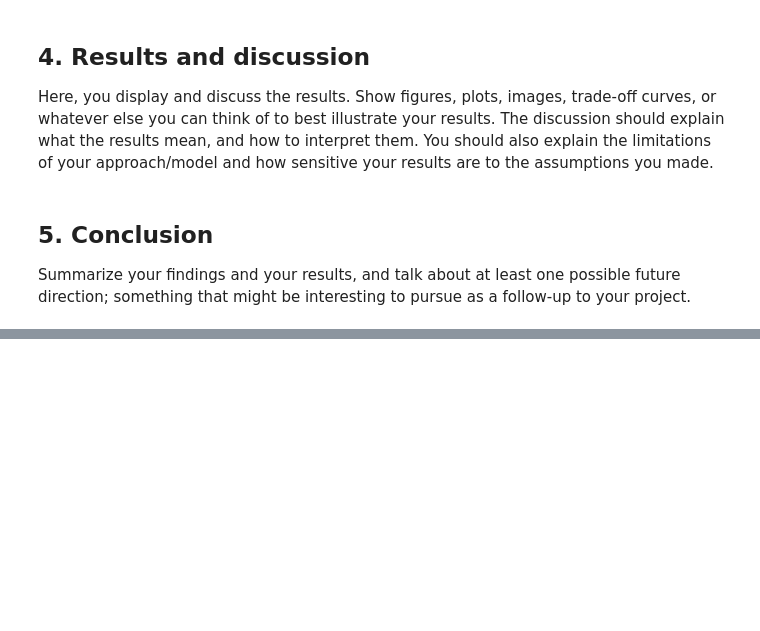
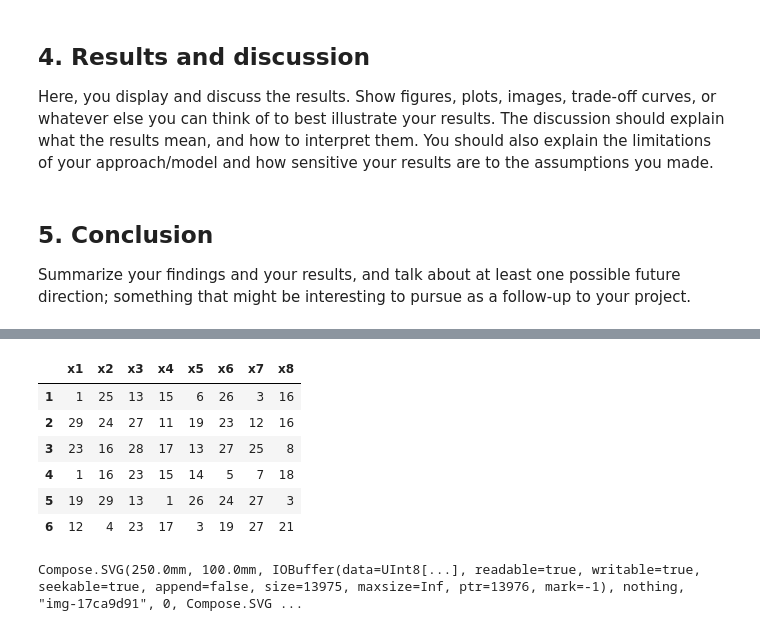
Before and after one commit to xiaohk/CS524-Group-Assignment-Optimization, a Jupyter notebook: project.ipynb, the cells around one changed output, grey strips where cells are left out. Cells and saved outputs as stored; diff of their text form; code cells hidden in the pictures; blank space fills up the shorter version.

```diff
--- a/project.ipynb
+++ b/project.ipynb
@@ -205,0 +304,23 @@ Summarize your findings and your results, and talk about at least one possible f
+# %%
+head(DataFrame(preference))
+# %% [output]
+|  | x1 | x2 | x3 | x4 | x5 | x6 | x7 | x8 |
+| 1 | 1 | 25 | 13 | 15 | 6 | 26 | 3 | 16 |
+| 2 | 29 | 24 | 27 | 11 | 19 | 23 | 12 | 16 |
+| 3 | 23 | 16 | 28 | 17 | 13 | 27 | 25 | 8 |
+| 4 | 1 | 16 | 23 | 15 | 14 | 5 | 7 | 18 |
+| 5 | 19 | 29 | 13 | 1 | 26 | 24 | 27 | 3 |
+| 6 | 12 | 4 | 23 | 17 | 3 | 19 | 27 | 21 |
+# %%
+# Visualize the sampling
+cut_1 = floor(Int, 1/3*STUDENT_NUM)
+cut_2 = floor(Int, 2/3*STUDENT_NUM)
+df = DataFrame(app = vcat([preference[r,:] for r in 1:cut_1]...),
+               web = vcat([preference[r,:] for r in cut_1+1:cut_2]...),
+               others = vcat([preference[r,:] for r in cut_2+1:STUDENT_NUM]...));
+df_2 = stack(df, [:app, :web, :others])
+p1 = plot(df_2, x="value", color="variable", Geom.histogram, Guide.title("Prefered Project by Each Group"),
+            Guide.xlabel("Project Number"), Guide.ylabel("Counts"), Guide.colorkey(title="Group"))
+draw(SVG(25cm, 10cm), p1)
+# %% [output]
+Compose.SVG(250.0mm, 100.0mm, IOBuffer(data=UInt8[...], readable=true, writable=true, seekable=true, append=false, size=13975, maxsize=Inf, ptr=13976, mark=-1), nothing, "img-17ca9d91", 0, Compose.SVG ...
```
Also changed, not shown: parts of 22 cells of this notebook.
